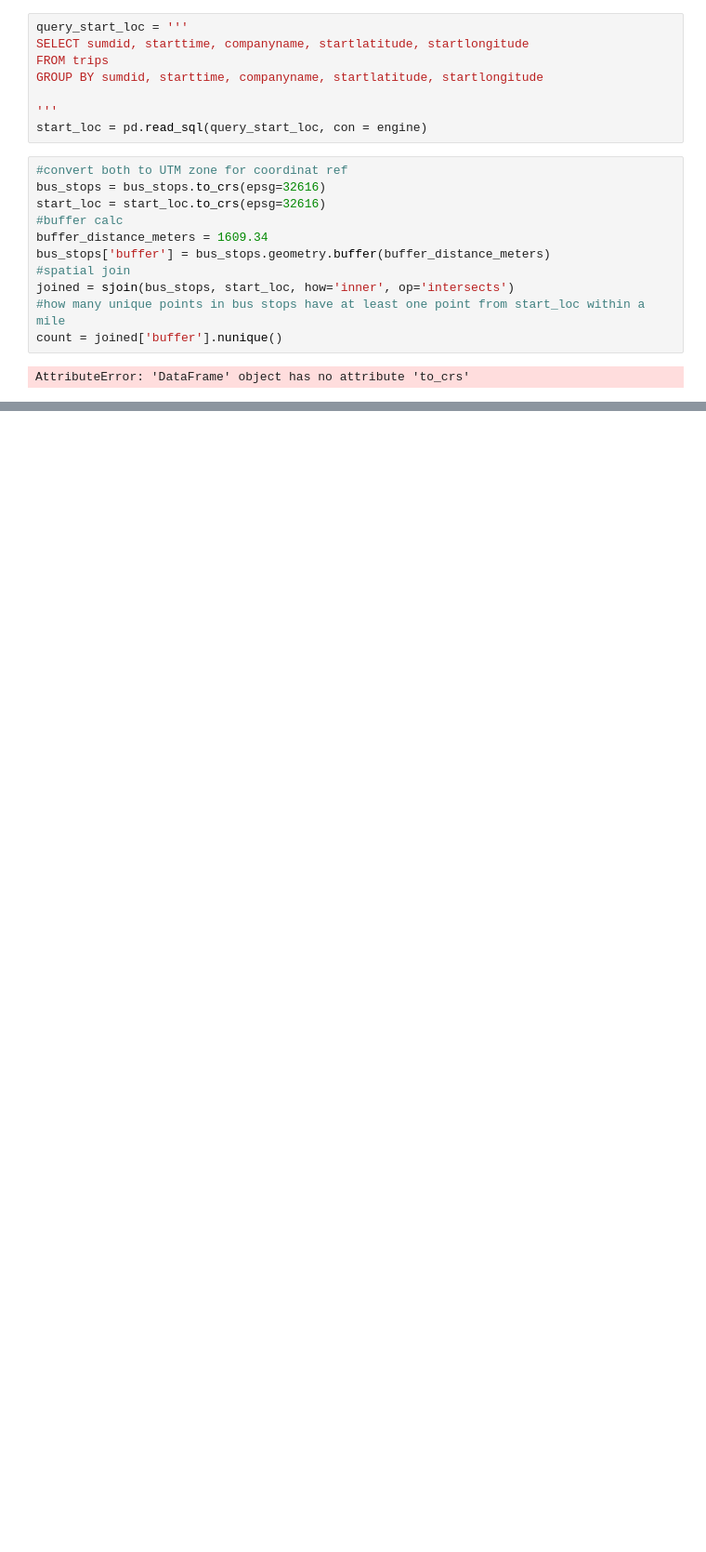
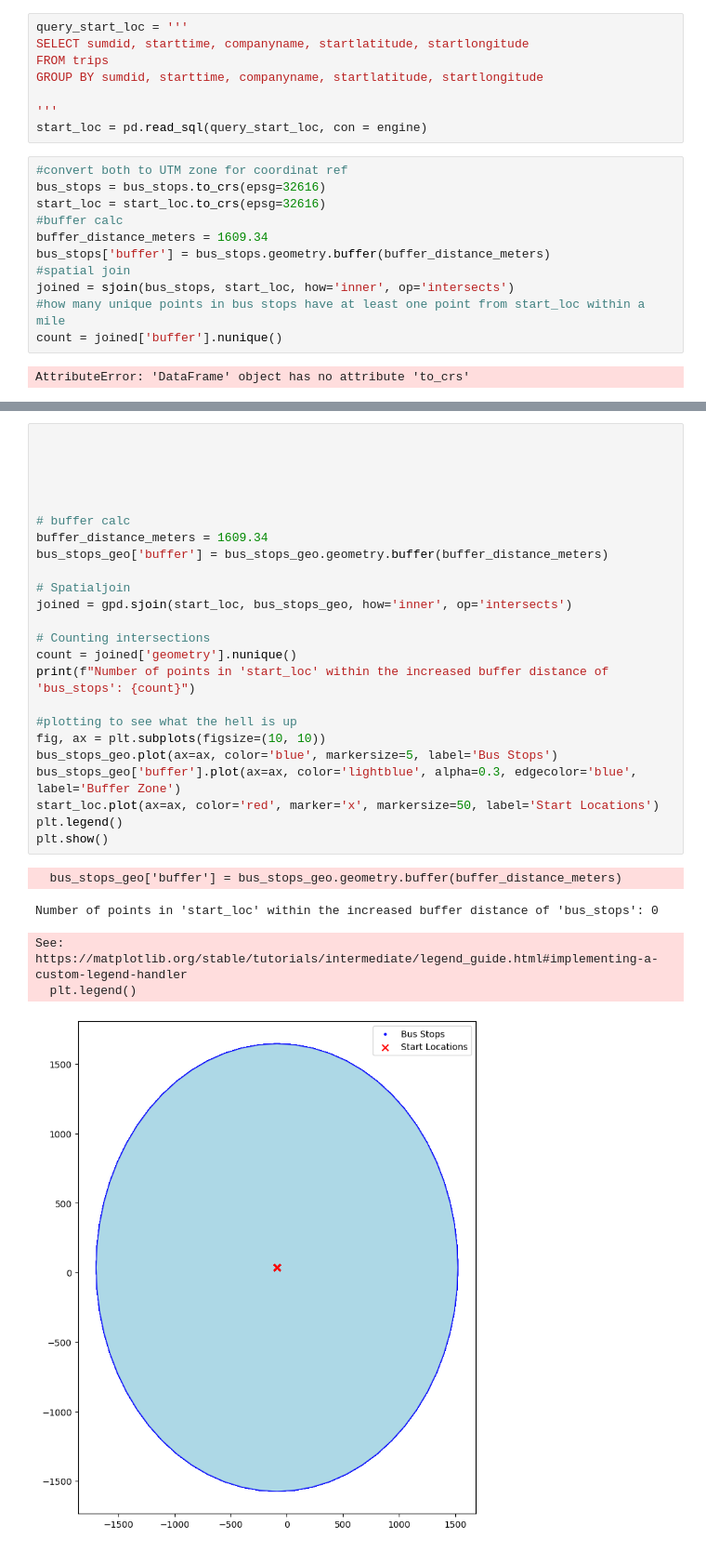
Before and after one commit to NSS-Data-Analytics-Cohort-10/scooters-group-2, a Jupyter notebook: notebooks/scooters.ipynb, the cells around one changed output, grey strips where cells are left out. Shown: that part at 93% size. Saved outputs shown, nothing was run; the diff lists cells and outputs as text; blank space fills up the shorter version.

```diff
--- a/notebooks/scooters.ipynb
+++ b/notebooks/scooters.ipynb
@@ -615,0 +495,30 @@ ValueError: 'left_df' should be GeoDataFrame, got <class 'pandas.core.frame.Data
+# %%
+
+
+
+
+
+# buffer calc
+buffer_distance_meters = 1609.34
+bus_stops_geo['buffer'] = bus_stops_geo.geometry.buffer(buffer_distance_meters)
+
+# Spatialjoin
+joined = gpd.sjoin(start_loc, bus_stops_geo, how='inner', op='intersects')
+
+# Counting intersections
+count = joined['geometry'].nunique()
+print(f"Number of points in 'start_loc' within the increased buffer distance of 'bus_stops': {count}")
+
+#plotting to see what the hell is up
+fig, ax = plt.subplots(figsize=(10, 10))
+bus_stops_geo.plot(ax=ax, color='blue', markersize=5, label='Bus Stops')
+bus_stops_geo['buffer'].plot(ax=ax, color='lightblue', alpha=0.3, edgecolor='blue', label='Buffer Zone')
+start_loc.plot(ax=ax, color='red', marker='x', markersize=50, label='Start Locations')
+plt.legend()
+plt.show()
+# %% [output]
+  bus_stops_geo['buffer'] = bus_stops_geo.geometry.buffer(buffer_distance_meters)
+Number of points in 'start_loc' within the increased buffer distance of 'bus_stops': 0
+See: https://matplotlib.org/stable/tutorials/intermediate/legend_guide.html#implementing-a-custom-legend-handler
+  plt.legend()
+[figure, added]
```
Also changed, not shown: parts of 28 cells of this notebook.
